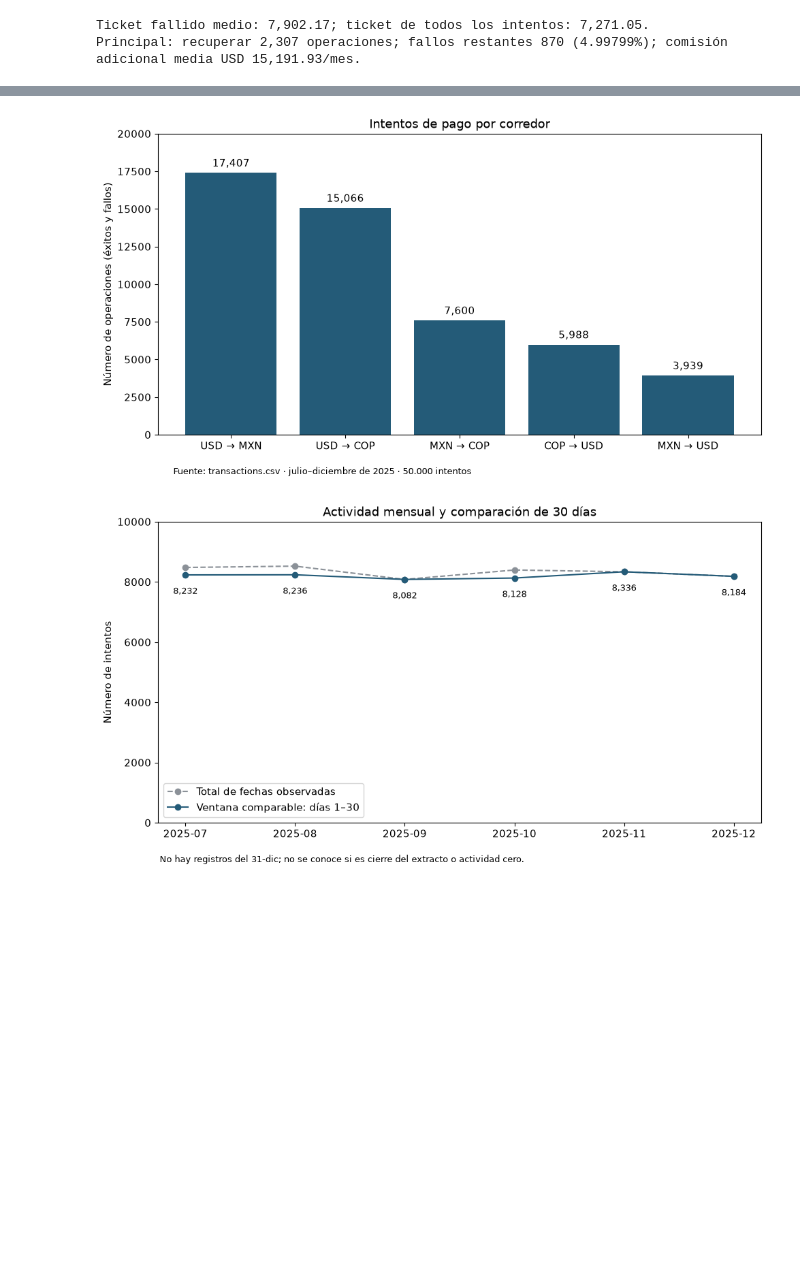
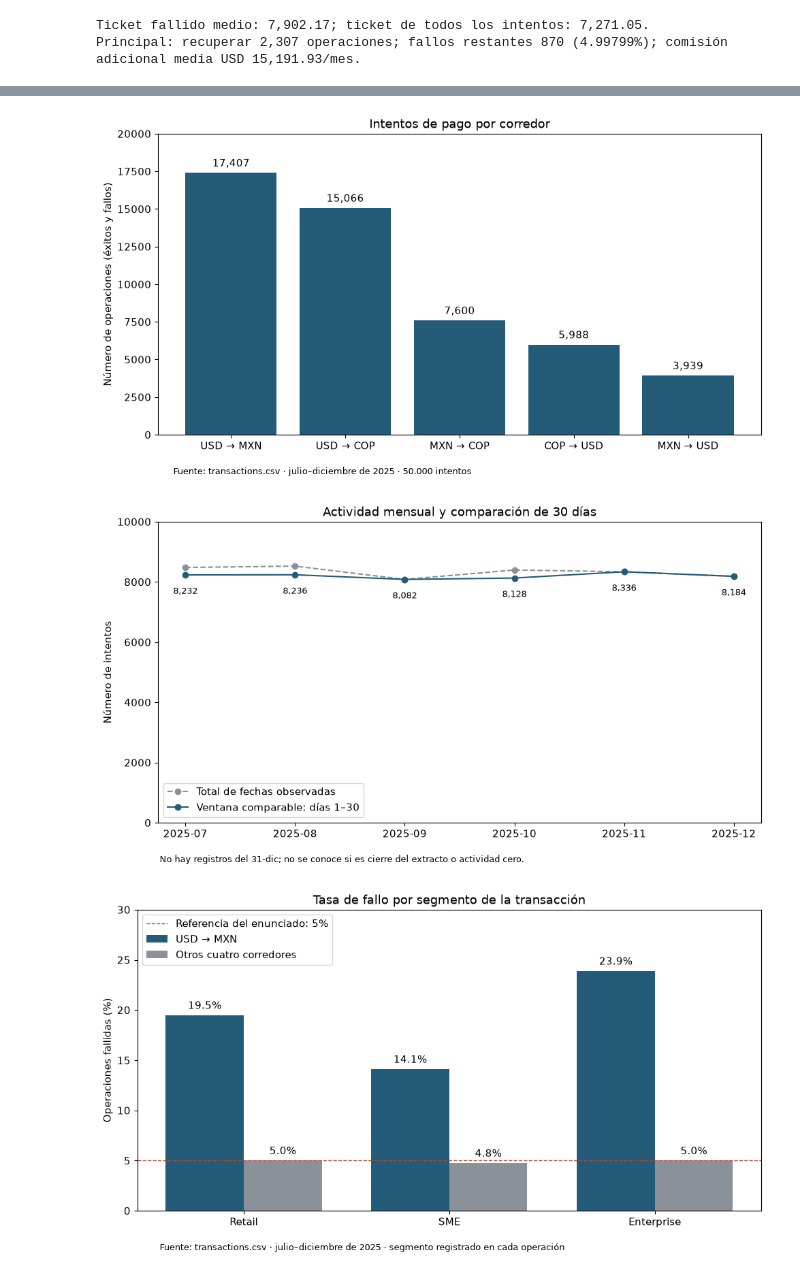
Before and after one commit to LinaMariaV/prueba_tecnica_cobre, a Jupyter notebook: analysis.ipynb, the cells around one changed output, grey strips where cells are left out. Cells and saved outputs as stored; diff of their text form; code cells hidden in the pictures; blank space fills up the shorter version.

```diff
--- a/analysis.ipynb
+++ b/analysis.ipynb
@@ -364,9 +390,22 @@ def segment_summary(column):
 failure_segments = segment_summary('user_segment_user')
 segment_sensitivity = segment_summary('user_segment_tx')
 check('Ambos análisis conservan el universo USD MXN', failure_segments.total_transactions.sum()==segment_sensitivity.total_transactions.sum()==len(mxn) and failure_segments.failed.sum()==segment_sensitivity.failed.sum()==3177)
-display(segment_audit, segment_month, failure_segments, segment_sensitivity)
-print('Fuente de cliente: SME 18,73%, Retail 18,00%, Enterprise 17,93%. No hay base para priorizar Enterprise por segmento de cliente.')
-print('Sensibilidad transaccional: Enterprise 23,90%, Retail 19,50%, SME 14,12%. No se trasladan estas tasas a clientes sin confirmar el significado del campo.')
+# Segmento de la transacción: USD→MXN frente a los otros cuatro corredores.
+scope = np.where(joined.corridor.eq('USD_MXN'), 'USD_MXN', 'Otros corredores')
+failure_tiers = joined.assign(ambito=scope).groupby(['ambito','user_segment_tx']).agg(
+    total_transactions=('transaction_id','size'), failed=('failed','sum'), failure_rate=('failed','mean'),
+    failed_value_usd=('failed_value','sum'), min_amount_usd=('amount_usd','min'), max_amount_usd=('amount_usd','max')
+).reset_index().rename(columns={'user_segment_tx':'user_segment'})
+failure_tiers['failed_share'] = failure_tiers.failed/failure_tiers.groupby('ambito').failed.transform('sum')
+failure_tiers['failed_value_share'] = failure_tiers.failed_value_usd/failure_tiers.groupby('ambito').failed_value_usd.transform('sum')
+failure_tiers = failure_tiers.sort_values(['ambito','failure_rate'],ascending=[False,False]).reset_index(drop=True)
+check('Fallos por segmento transaccional reconcilian', failure_tiers.total_transactions.sum()==len(t) and failure_tiers.failed.sum()==int(t.failed.sum()))
+display(segment_audit, segment_month, failure_segments, segment_sensitivity, failure_tiers.round(4))
+client, tx = failure_segments.set_index('user_segment').failure_rate, failure_tiers.loc[failure_tiers.ambito.eq('USD_MXN')].set_index('user_segment')
+rest = failure_tiers.loc[failure_tiers.ambito.eq('Otros corredores')].set_index('user_segment').failure_rate
+print(f'USD→MXN por segmento del cliente: entre {client.min():.1%} y {client.max():.1%}; no distingue tipos de cliente.')
+print('USD→MXN por segmento de la transacción: ' + '; '.join(f'{s} {r.failure_rate:.1%} ({r.failed_share:.0%} de los fallos, {r.failed_value_share:.0%} del valor fallido)' for s, r in tx.iterrows()) + '.')
+print(f'Otros corredores por segmento de la transacción: entre {rest.min():.1%} y {rest.max():.1%}.')
 # %% [output]
 |  | Medida | Casos | Universo | Proporcion |
 | 0 | Transacciones con segmentos disti... | 30435 | 50000 | 0.608700 |
@@ -593,20 +679,34 @@ Las figuras ya forman parte de las salidas ejecutadas; las tablas 2–20 están
 # %%
 plt.rcParams.update({'font.size': 11})
 fig, ax = plt.subplots(figsize=(10,5.5))
 bars = ax.bar(top_corridors.corridor.str.replace('_',' → '),top_corridors.total_transactions,color='#245B78')
 ax.bar_label(bars,labels=[f'{v:,}' for v in top_corridors.total_transactions],padding=4)
 ax.set(title='Intentos de pago por corredor',ylabel='Número de operaciones (éxitos y fallos)',ylim=(0,20000))
 fig.text(.12,.02,'Fuente: transactions.csv · julio–diciembre de 2025 · 50.000 intentos',fontsize=9)
 fig.tight_layout(rect=[0,.05,1,1]);fig.savefig(ROOT/'corridor_volume.png',dpi=160);plt.show();plt.close(fig)
 fig, ax = plt.subplots(figsize=(10,5.5))
 ax.plot(monthly.month,monthly.total_transactions,marker='o',linestyle='--',color='#8B9198',label='Total de fechas observadas')
 ax.plot(monthly.month,monthly.transactions_days_1_30,marker='o',color='#245B78',label='Ventana comparable: días 1–30')
 for x,y in zip(monthly.month,monthly.transactions_days_1_30): ax.annotate(f'{y:,}',(x,y),xytext=(0,-20),textcoords='offset points',ha='center',fontsize=9)
 ax.set(title='Actividad mensual y comparación de 30 días',ylabel='Número de intentos',ylim=(0,10000));ax.legend(loc='lower left')
 fig.text(.10,.02,'No hay registros del 31-dic; no se conoce si es cierre del extracto o actividad cero.',fontsize=9)
 fig.tight_layout(rect=[0,.05,1,1]);fig.savefig(ROOT/'monthly_trend.png',dpi=160);plt.show();plt.close(fig)
+seg_order = ['retail','sme','enterprise']
+tier_rates = failure_tiers.pivot(index='user_segment',columns='ambito',values='failure_rate').loc[seg_order]*100
+fig, ax = plt.subplots(figsize=(10,5.5))
+x, width = np.arange(len(seg_order)), .38
+bars_mxn = ax.bar(x-width/2,tier_rates['USD_MXN'],width,color='#245B78',label='USD → MXN')
+bars_rest = ax.bar(x+width/2,tier_rates['Otros corredores'],width,color='#8B9198',label='Otros cuatro corredores')
+ax.bar_label(bars_mxn,labels=[f'{v:.1f}%' for v in tier_rates['USD_MXN']],padding=4)
+ax.bar_label(bars_rest,labels=[f'{v:.1f}%' for v in tier_rates['Otros corredores']],padding=4)
+ax.axhline(5,color='#B5482A',linestyle='--',linewidth=1,label='Referencia del enunciado: 5%')
+ax.set_xticks(x,['Retail','SME','Enterprise'])
+ax.set(title='Tasa de fallo por segmento de la transacción',ylabel='Operaciones fallidas (%)',ylim=(0,30));ax.legend(loc='upper left')
+fig.text(.10,.02,'Fuente: transactions.csv · julio–diciembre de 2025 · segmento registrado en cada operación',fontsize=9)
+fig.tight_layout(rect=[0,.05,1,1]);fig.savefig(ROOT/'failure_by_segment.png',dpi=160);plt.show();plt.close(fig)
 # %% [output]
 [figure]
 [figure]
+[figure, added]
 # %% [markdown]
 ## 9. Exportación y controles finales
```
Also changed, not shown: parts of 15 cells of this notebook, 8 other files.
